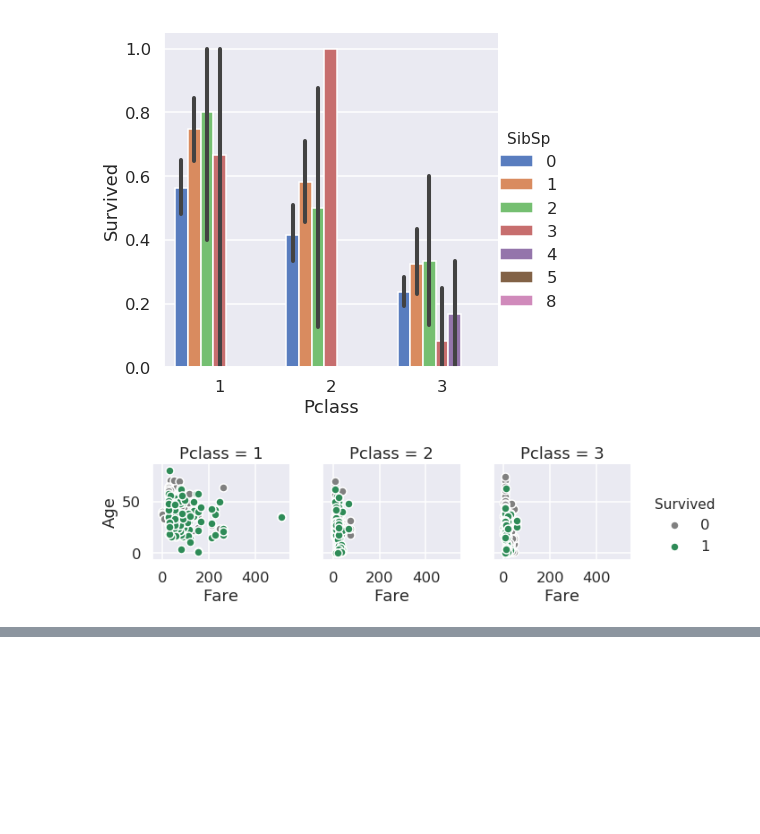
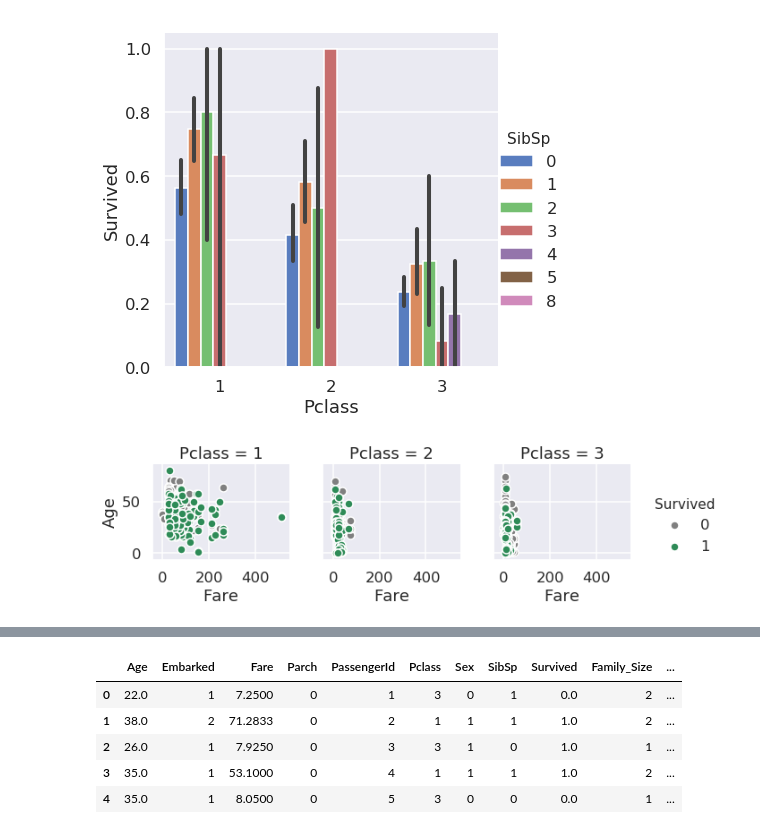
Before and after one commit to RISHABH084/Kaggle-Challenges, a Jupyter notebook: Titanic .ipynb, the cells around one changed output, grey strips where cells are left out. Cells and saved outputs as stored; diff of their text form; code cells hidden in the pictures; blank space fills up the shorter version.

```diff
--- a/Titanic .ipynb
+++ b/Titanic .ipynb
@@ -38,3 +38,11 @@ Feature importance
 Predictions
 Ensemble : Majority voting
 6) Submission
+# %%
+import pandas as pd
+from google.colab import drive
+drive.mount('/content/drive/')
+
+train=pd.read_csv('/content/drive/My Drive/train.csv')
+test=pd.read_csv('/content/drive/My Drive/test.csv')
+gender=pd.read_csv('/content/drive/My Drive/gender_submission.csv')
@@ -41,11 +51,11 @@ Ensemble : Majority voting
 # %%
 
-import numpy as np
+# import numpy as np
 
-import types
-import pandas as pd
+# import types
+# import pandas as pd
 
 
 
-train = pd.read_csv('C:\\Users\\risha\\Downloads\\titanic\\train.csv')
-train.head()
+# train = pd.read_csv('C:\\Users\\risha\\Downloads\\titanic\\train.csv')
+# train.head()
@@ -59,5 +62,5 @@ train.head()
 # %%
 
-test = pd.read_csv('C:\\Users\\risha\\Downloads\\titanic\\test.csv')
+# test = pd.read_csv('C:\\Users\\risha\\Downloads\\titanic\\test.csv')
 
-test.head()
+# test.head()
@@ -223,3 +239,11 @@ import platform
 start = time.time()
 # %%
 # Model submissions
+# %%
+Survived=train['Survived'].copy()
+
+train_df=train.drop('Survived',axis=1)
+df=pd.concat([train,test])
+train_index=train.index
+test_index=test.index
+del train,test
@@ -225,0 +308,9 @@ start = time.time()
+# %%
+df.head()
+# %% [output]
+|  | Age | Embarked | Fare | Parch | PassengerId | Pclass | Sex | SibSp | Survived | Family_Size | ... |
+| 0 | 22.0 | 1 | 7.2500 | 0 | 1 | 3 | 0 | 1 | 0.0 | 2 | ... |
+| 1 | 38.0 | 2 | 71.2833 | 0 | 2 | 1 | 1 | 1 | 1.0 | 2 | ... |
+| 2 | 26.0 | 1 | 7.9250 | 0 | 3 | 3 | 1 | 0 | 1.0 | 1 | ... |
+| 3 | 35.0 | 1 | 53.1000 | 0 | 4 | 1 | 1 | 1 | 1.0 | 2 | ... |
+| 4 | 35.0 | 1 | 8.0500 | 0 | 5 | 3 | 0 | 0 | 0.0 | 1 | ... |
```
Also changed, not shown: parts of 5 cells of this notebook.
